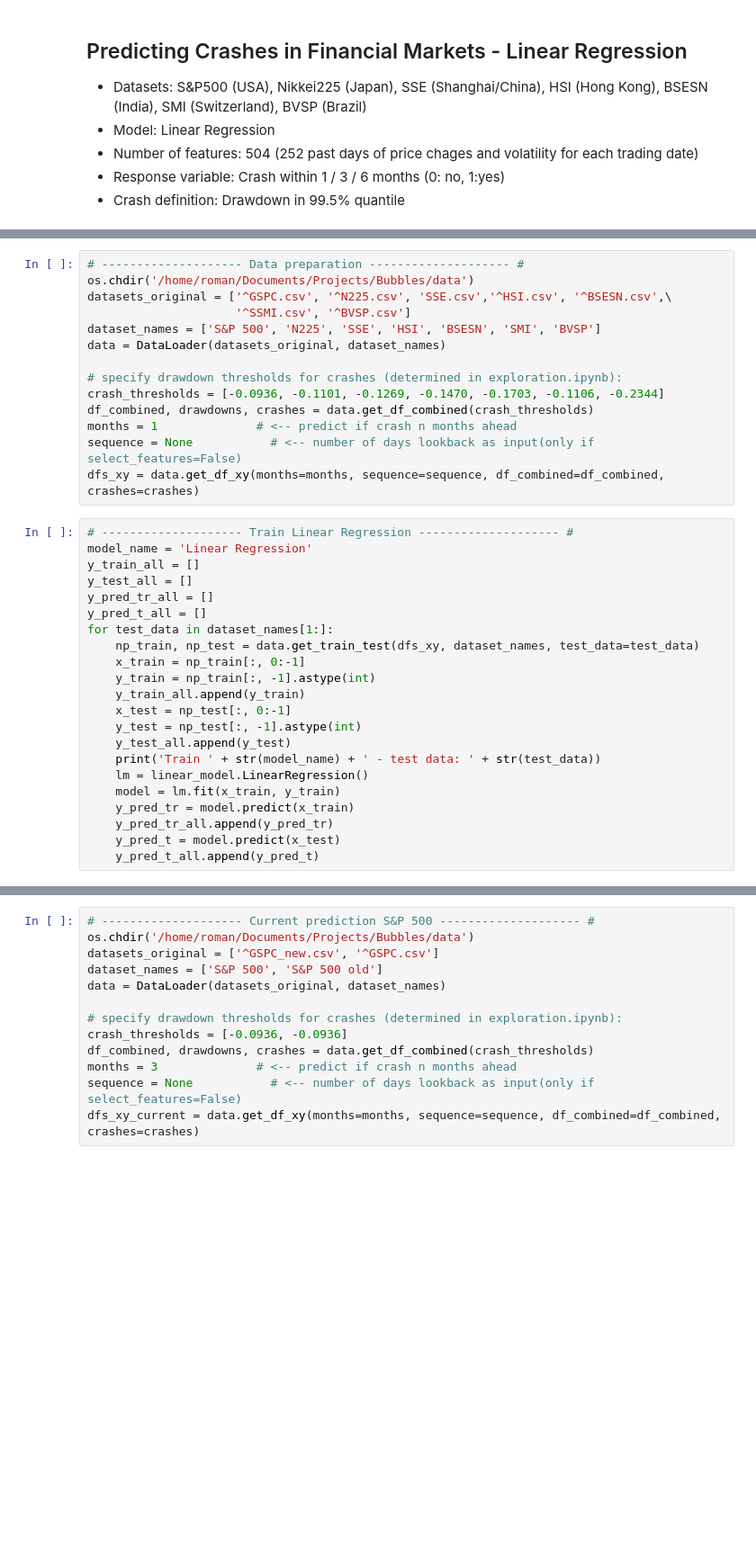
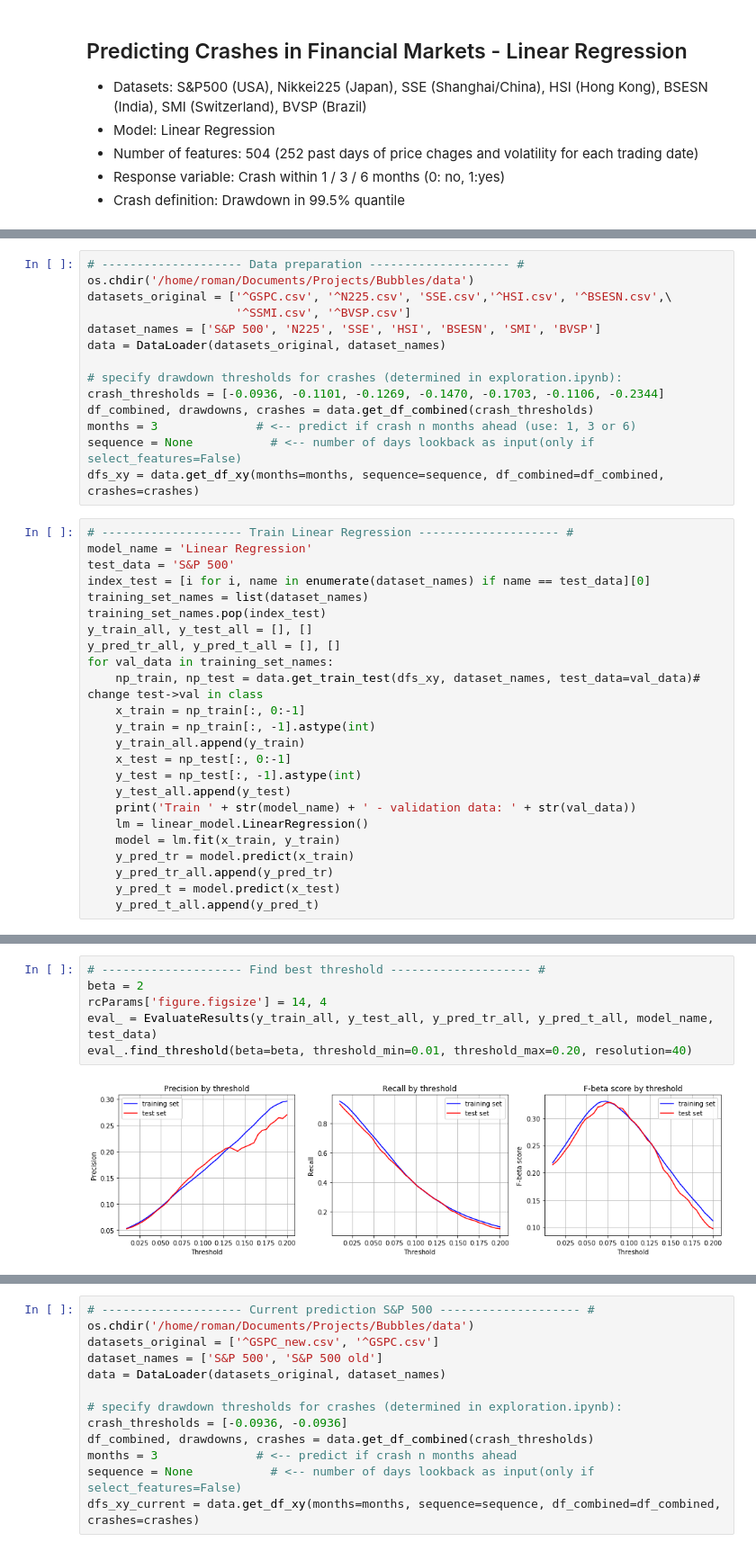
Before and after one commit to roman807/Predicting-Stock-Market-Crashes, a Jupyter notebook: models/lin_reg.ipynb, the cells around one changed output, grey strips where cells are left out. Shown at 90% size. Saved outputs shown, nothing was run; the diff lists cells and outputs as text; blank space fills up the shorter version.

Commit message:
updated lin_reg, added evaluate_reslults

```diff
--- a/models/lin_reg.ipynb
+++ b/models/lin_reg.ipynb
@@ -34,25 +35,27 @@ data = DataLoader(datasets_original, dataset_names)
 # specify drawdown thresholds for crashes (determined in exploration.ipynb):
 crash_thresholds = [-0.0936, -0.1101, -0.1269, -0.1470, -0.1703, -0.1106, -0.2344]
 df_combined, drawdowns, crashes = data.get_df_combined(crash_thresholds)
-months = 1              # <-- predict if crash n months ahead
+months = 3              # <-- predict if crash n months ahead (use: 1, 3 or 6)
 sequence = None           # <-- number of days lookback as input(only if select_features=False)
 dfs_xy = data.get_df_xy(months=months, sequence=sequence, df_combined=df_combined, crashes=crashes)
 # %%
 # -------------------- Train Linear Regression -------------------- #
 model_name = 'Linear Regression'
-y_train_all = []
-y_test_all = []
-y_pred_tr_all = []
-y_pred_t_all = []
-for test_data in dataset_names[1:]:
-    np_train, np_test = data.get_train_test(dfs_xy, dataset_names, test_data=test_data)
+test_data = 'S&P 500'
+index_test = [i for i, name in enumerate(dataset_names) if name == test_data][0]
+training_set_names = list(dataset_names)
+training_set_names.pop(index_test)
+y_train_all, y_test_all = [], []
+y_pred_tr_all, y_pred_t_all = [], []
+for val_data in training_set_names:
+    np_train, np_test = data.get_train_test(dfs_xy, dataset_names, test_data=val_data)# change test->val in class
     x_train = np_train[:, 0:-1]
     y_train = np_train[:, -1].astype(int)
     y_train_all.append(y_train)
     x_test = np_test[:, 0:-1]
     y_test = np_test[:, -1].astype(int)
     y_test_all.append(y_test)
-    print('Train ' + str(model_name) + ' - test data: ' + str(test_data))
+    print('Train ' + str(model_name) + ' - validation data: ' + str(val_data))
     lm = linear_model.LinearRegression()
     model = lm.fit(x_train, y_train)
     y_pred_tr = model.predict(x_train)
@@ -358,0 +72,8 @@ for t1, t2 in zip(t_start, t_end):
+# %%
+# -------------------- Find best threshold -------------------- #
+beta = 2
+rcParams['figure.figsize'] = 14, 4
+eval_ = EvaluateResults(y_train_all, y_test_all, y_pred_tr_all, y_pred_t_all, model_name, test_data)
+eval_.find_threshold(beta=beta, threshold_min=0.01, threshold_max=0.20, resolution=40)
+# %% [output]
+[figure, added]
```
Also changed, not shown: parts of 10 cells of this notebook, 1 other file.
